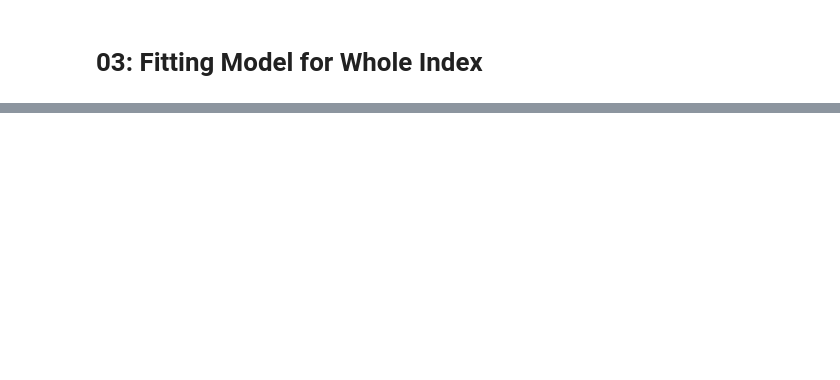
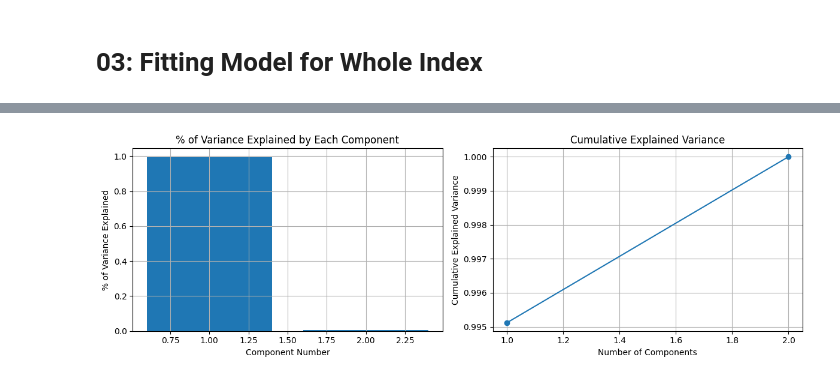
Before and after one commit to tmoolji/IMLFinalProj, a Jupyter notebook: final_proj.ipynb, the cells around one changed output, grey strips where cells are left out. Saved outputs shown, nothing was run; the diff lists cells and outputs as text; code cells hidden in the pictures; blank space fills up the shorter version.

```diff
--- a/final_proj.ipynb
+++ b/final_proj.ipynb
@@ -348,0 +415,33 @@ plt.show()
+# %%
+data = oil_data[["WTI", "Brent"]]
+
+pca = PCA()
+pca.fit(data)
+
+
+explained_variance_ratio = pca.explained_variance_ratio_
+cumulative_variance = np.cumsum(explained_variance_ratio)
+
+
+plt.figure(figsize=(12, 4))
+
+# Plot % of variance explained by each component
+plt.subplot(1, 2, 1)
+plt.bar(range(1, len(explained_variance_ratio) + 1), explained_variance_ratio, align='center')
+plt.title('% of Variance Explained by Each Component')
+plt.xlabel('Component Number')
+plt.ylabel('% of Variance Explained')
+plt.grid(True)
+
+# Plot cumulative explained variance
+plt.subplot(1, 2, 2)
+plt.plot(range(1, len(explained_variance_ratio) + 1), cumulative_variance, marker='o', linestyle='-')
+plt.title('Cumulative Explained Variance')
+plt.xlabel('Number of Components')
+plt.ylabel('Cumulative Explained Variance')
+plt.grid(True)
+
+plt.tight_layout()
+plt.show()
+# %% [output]
+[figure, added]
```
Also changed, not shown: parts of 22 cells of this notebook.
